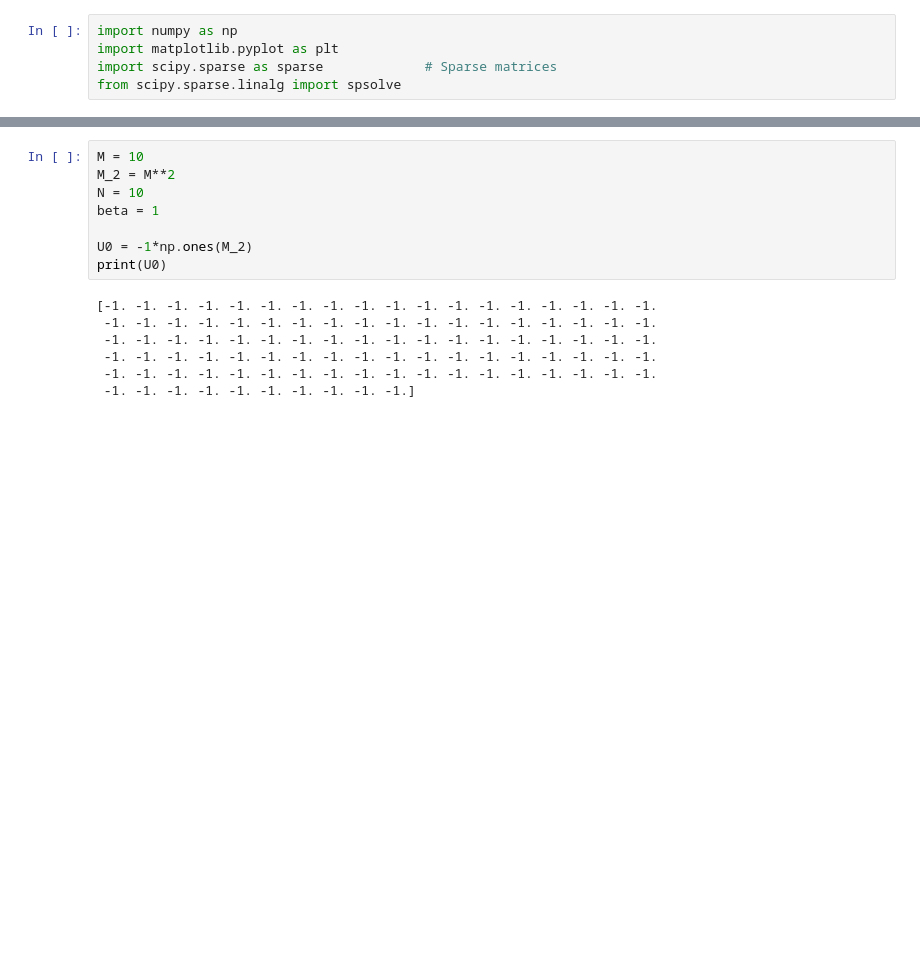
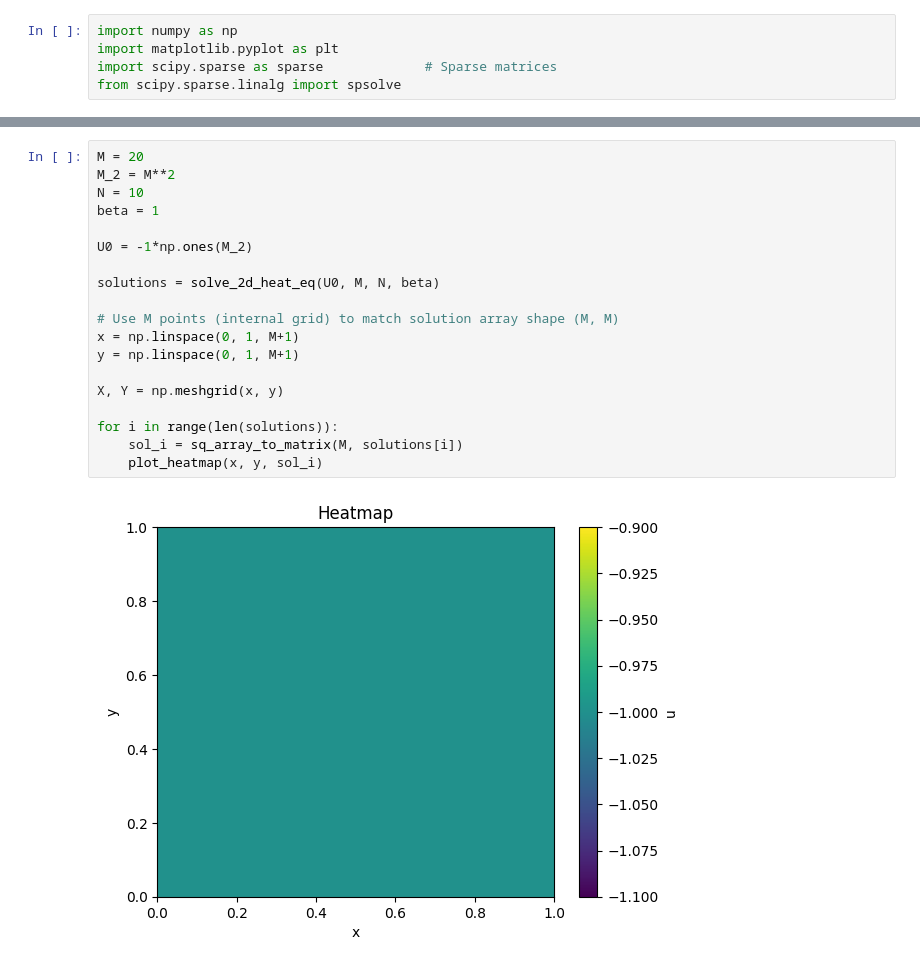
Before and after one commit to Yoste2904/Numdiff-Project, a Jupyter notebook: Heat eq test.ipynb, the cells around one changed output, grey strips where cells are left out. Cells and saved outputs as stored; diff of their text form; blank space fills up the shorter version.

```diff
--- a/Heat eq test.ipynb
+++ b/Heat eq test.ipynb
@@ -66,15 +85,21 @@ def sq_array_to_matrix(M, U):
 # %%
-M = 10
+M = 20
 M_2 = M**2
 N = 10
 beta = 1
 
 U0 = -1*np.ones(M_2)
-print(U0)
+
+solutions = solve_2d_heat_eq(U0, M, N, beta)
+
+# Use M points (internal grid) to match solution array shape (M, M)
+x = np.linspace(0, 1, M+1)
+y = np.linspace(0, 1, M+1)
+
+X, Y = np.meshgrid(x, y)
+
+for i in range(len(solutions)):
+    sol_i = sq_array_to_matrix(M, solutions[i])
+    plot_heatmap(x, y, sol_i)
 # %% [output]
-[-1. -1. -1. -1. -1. -1. -1. -1. -1. -1. -1. -1. -1. -1. -1. -1. -1. -1.
- -1. -1. -1. -1. -1. -1. -1. -1. -1. -1. -1. -1. -1. -1. -1. -1. -1. -1.
- -1. -1. -1. -1. -1. -1. -1. -1. -1. -1. -1. -1. -1. -1. -1. -1. -1. -1.
- -1. -1. -1. -1. -1. -1. -1. -1. -1. -1. -1. -1. -1. -1. -1. -1. -1. -1.
- -1. -1. -1. -1. -1. -1. -1. -1. -1. -1. -1. -1. -1. -1. -1. -1. -1. -1.
- -1. -1. -1. -1. -1. -1. -1. -1. -1. -1.]
+[figure, added]
```
Also changed, not shown: parts of 2 cells of this notebook.
